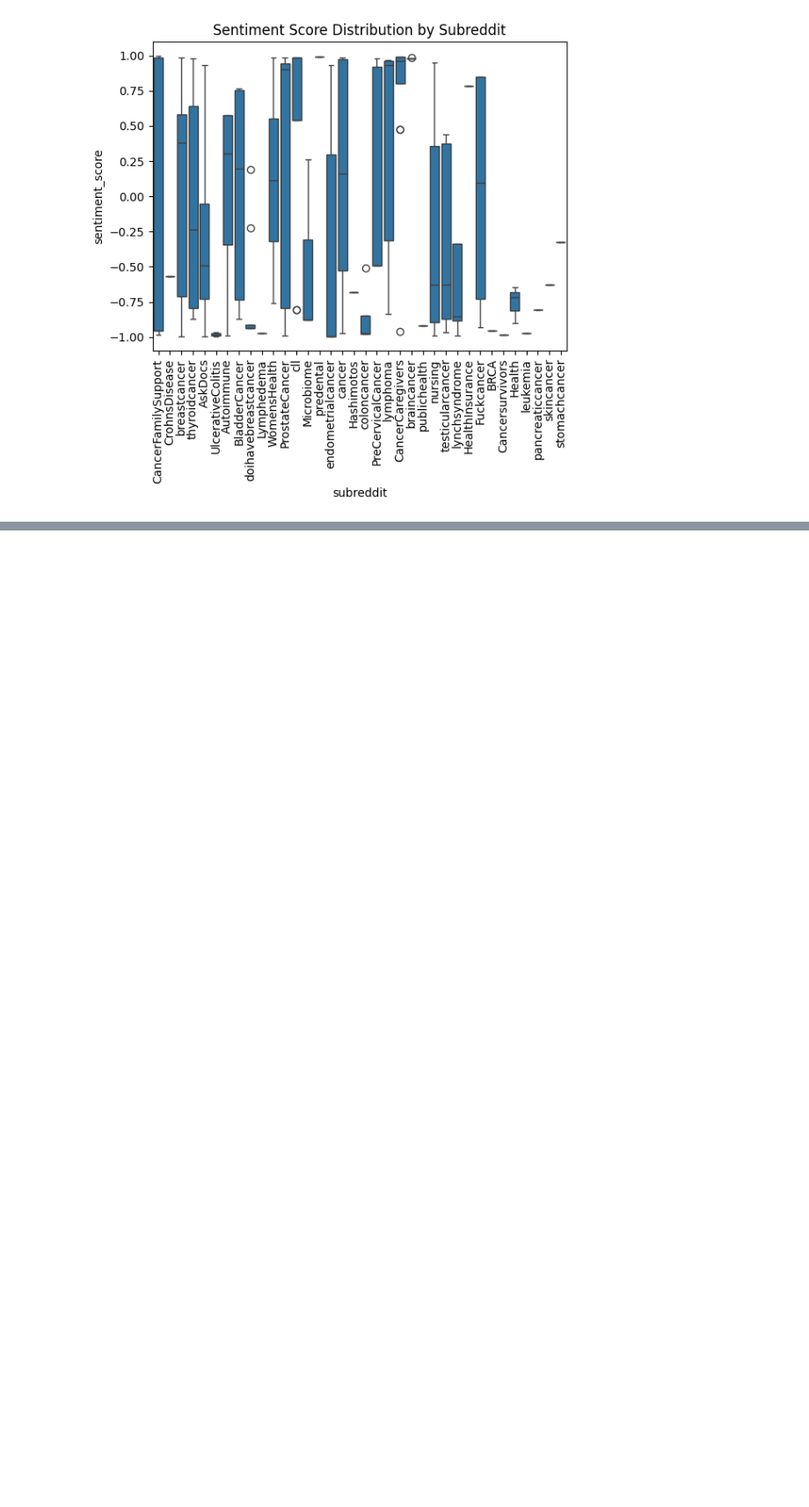
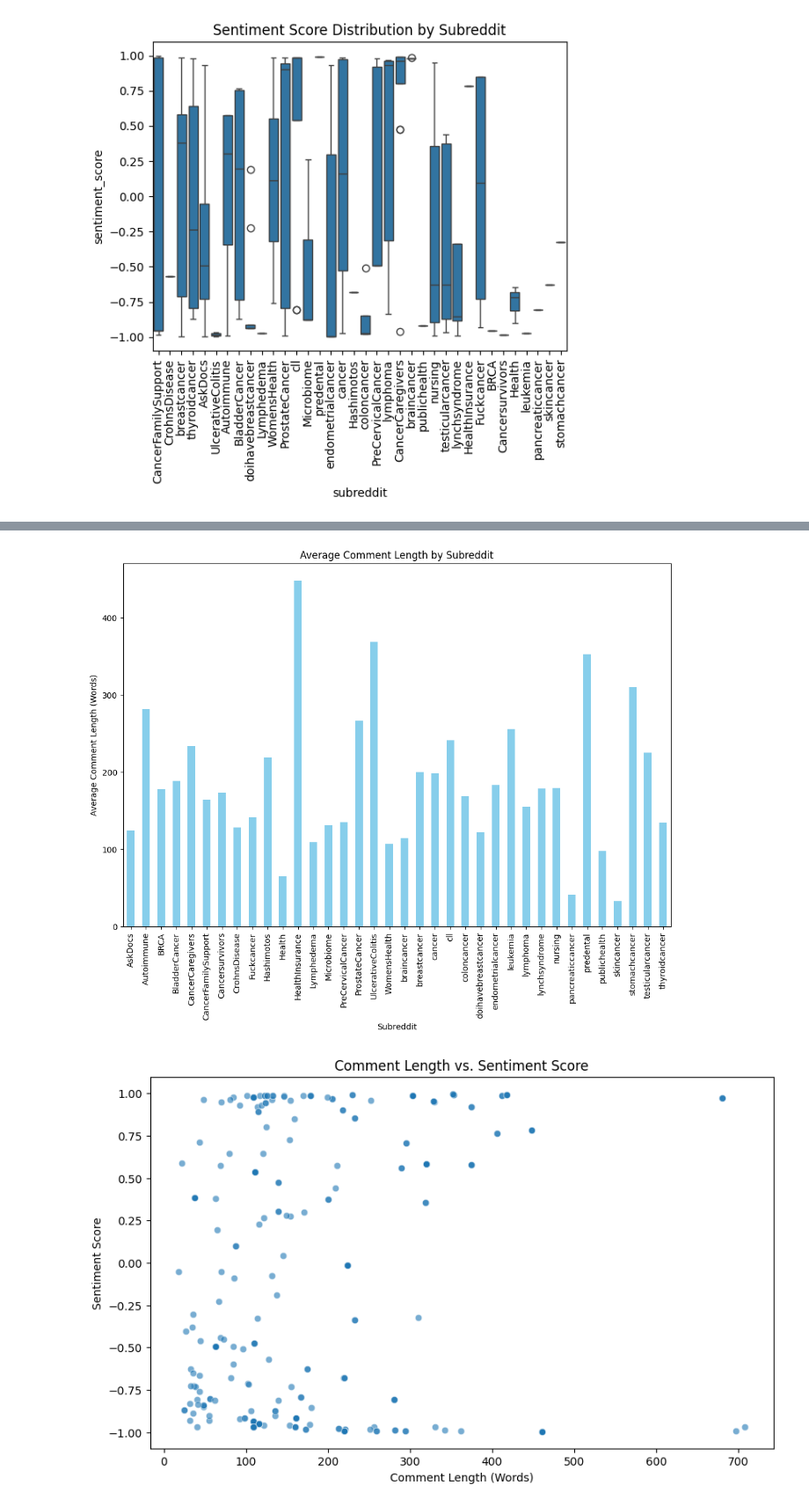
Before and after one commit to msheeba4848/Cancer-Communication-Using-Big-Data-Tools, a Jupyter notebook: eda/eda.ipynb, the cells around one changed output, grey strips where cells are left out. Shown at 88% size. Drawn from its saved outputs; the diff is of its cells as text; code cells hidden in the pictures; blank space fills up the shorter version.

```diff
--- a/eda/eda.ipynb
+++ b/eda/eda.ipynb
@@ -227,7 +232,7 @@ conflict_keywords = [
     "unresolved", "torment", "persecution", "victimization", "abrasiveness",
     "defiance", "rebellion", "protest", "contempt", "accusation", "attack",
     "judgment", "exclusion", "neglect", "withdrawal", "abuse", "mockery", "clash"
-]
+] # added more words to balance the viz
 
 support_keywords = [
     "support", "help", "care", "encourage", "comfort", "kindness", "understanding",
@@ -255,4 +260,5 @@ plt.show()
 # %% [markdown]
 ## How does sentiment vary over time within different healthcare communities?
 # %%
-print(df['date'].unique()) # so didnt work so can we expand the data?
+df['date'] = df['created_utc'].dt.date
+#print(df['date'].unique()) # so didnt work so can we expand the data?
@@ -284,0 +293,26 @@ plt.show()
+# %%
+# lengh of comments
+df['comment_length'] = df['body'].apply(lambda x: len(x.split()))
+
+# avg comment length by subreddit
+avg_length_per_subreddit = df.groupby('subreddit')['comment_length'].mean()
+
+
+plt.figure(figsize=(12, 8))
+avg_length_per_subreddit.plot(kind='bar', color='skyblue')
+plt.title('Average Comment Length by Subreddit')
+plt.xlabel('Subreddit')
+plt.ylabel('Average Comment Length (Words)')
+plt.xticks(rotation=90)
+plt.show()
+
+# comment length vs. sentiment score
+plt.figure(figsize=(10, 6))
+sns.scatterplot(data=df, x='comment_length', y='sentiment_score', alpha=0.6)
+plt.title('Comment Length vs. Sentiment Score')
+plt.xlabel('Comment Length (Words)')
+plt.ylabel('Sentiment Score')
+plt.show()
+# %% [output]
+[figure, added]
+[figure, added]
```
Also changed, not shown: parts of 26 cells of this notebook.
